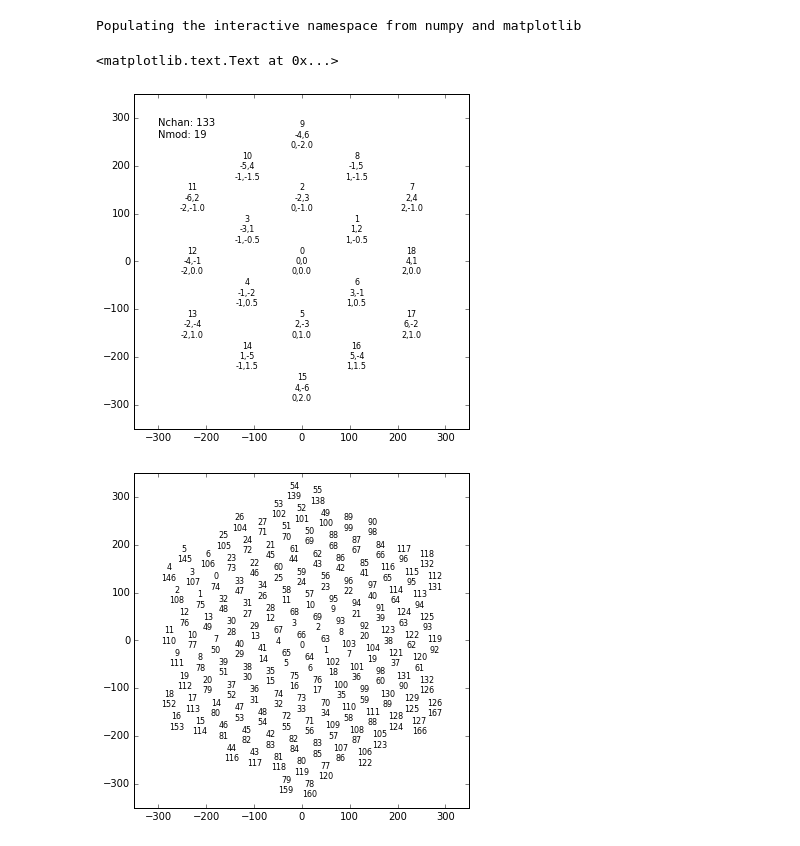
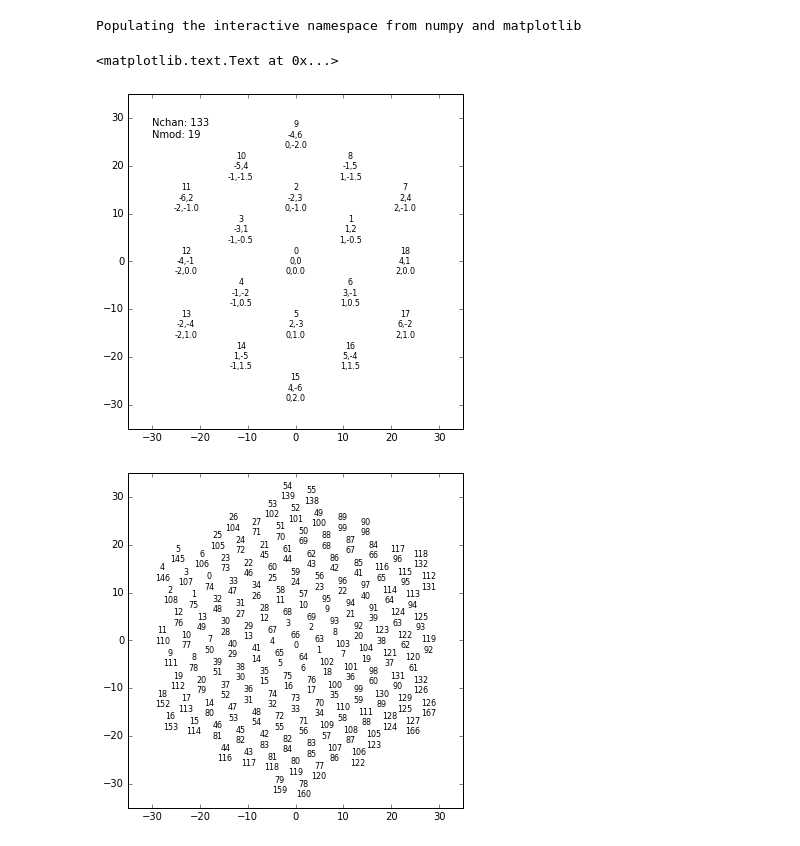
Before and after one commit to llr-cta/calin, a Jupyter notebook: unit_tests/python/notebooks/Camera layout - NectarCam 19 module test.ipynb, the cells around one changed output. Cells and saved outputs as stored; diff of their text form; code cells hidden in the pictures.

```diff
--- a/unit_tests/python/notebooks/Camera layout - NectarCam 19 module test.ipynb
+++ b/unit_tests/python/notebooks/Camera layout - NectarCam 19 module test.ipynb
@@ -10,7 +10,7 @@ modchanmap = [ 3, 0, 6, 5, 4, 2, 1 ]
 gridchanmap = [ 1, 6, 5, 0, 4, 3, 2 ]
 # %%
 figure(figsize=[6,6])
-spacing = 50
+spacing = 5
 rad = 6*spacing
 axis(asarray([-1,1,-1,1])*(rad+spacing))
 nchan = 0
@@ -43,7 +43,7 @@ for i in range(0,calin.math.hex_array.ringid_to_nsites_contained(2)):
 text(-rad,rad,'Nchan: %d\nNmod: %d\n'%(nchan,nmod),va='top')
 # %% [output]
 <matplotlib.text.Text at 0x...>
-[figure, old version]
+[figure, new version]
 # %%
 modvec.sort(key=itemgetter('ix', 'iy'))
 # %%
@@ -60,7 +60,7 @@ layout = calin.ix.iact_data.instrument_layout.CameraLayout()
 layout.set_camera_type(layout.NECTARCAM_TESTBENCH_19CHANNEL);
 #  repeated ChannelLayout channel                           = 10 [
 layout.set_pixel_grid_layout(layout.HEX_GRID);
-layout.set_pixel_grid_spacing(spacing/10);
+layout.set_pixel_grid_spacing(spacing);
 layout.set_pixel_grid_rotation(rot/pi*180);
 layout.set_pixel_grid_offset_x(0);
 layout.set_pixel_grid_offset_y(0);
@@ -78,32 +78,32 @@ figure(figsize=[6,6])
 axis(asarray([-1,1,-1,1])*(rad+spacing))
 chanvec = []
 for imod,mod in enumerate(modvec):
     m = layout.add_module()
     mhid = calin.math.hex_array.cluster_hexid_to_member_hexid(mod['i'],1,False)
 #    print(mhid)
     for imodchan in range(0,len(mhid)):
         ichan = imod*7+imodchan
         igridchan = mhid[gridchanmap[imodchan]]
         u,v = calin.math.hex_array.hexid_to_uv(igridchan)
         xc,yc = calin.math.hex_array.uv_to_xy_trans(u,v,crot,srot,spacing)
         m.add_channels_in_module(ichan)
         c = layout.add_channel()
         c.set_channel_index(ichan)
         c.set_pixel_index(ichan)
         c.set_pixel_grid_index(igridchan)
         c.set_channel_set_index(0)
         c.set_module_index(imod)
         c.set_module_channel_index(imodchan)
         c.set_x(xc)
         c.set_y(yc)
         c.set_diameter(layout.pixel_grid_spacing())
         c.set_geometric_area(layout.pixel_grid_geometric_area())
         neighbours = calin.math.hex_array.hexid_to_neighbor_hexids(igridchan)
         for nid in filter(lambda id: grid_chan_index.get(id), neighbours):
             c.add_neighbour_channel_indexes(grid_chan_index.get(nid))
         hold('on')
         text(xc,yc,'%d\n%d'%(ichan,igridchan),
              ha='center',va='center',fontsize=8)
 # %% [output]
-[figure, old version]
+[figure, new version]
 # %%
```
Also changed, not shown: parts of 2 cells of this notebook, 2 other files.
